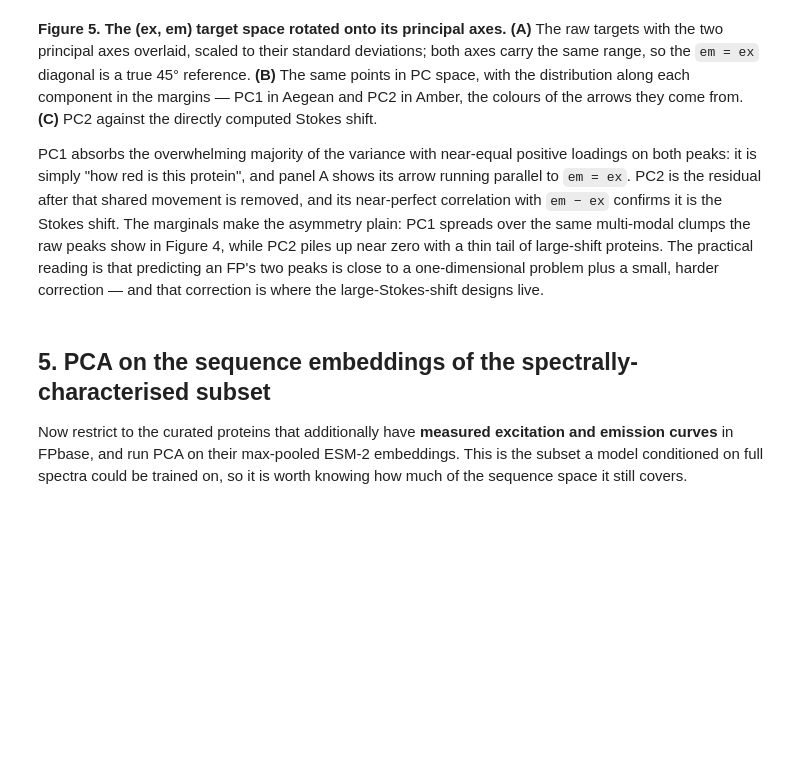
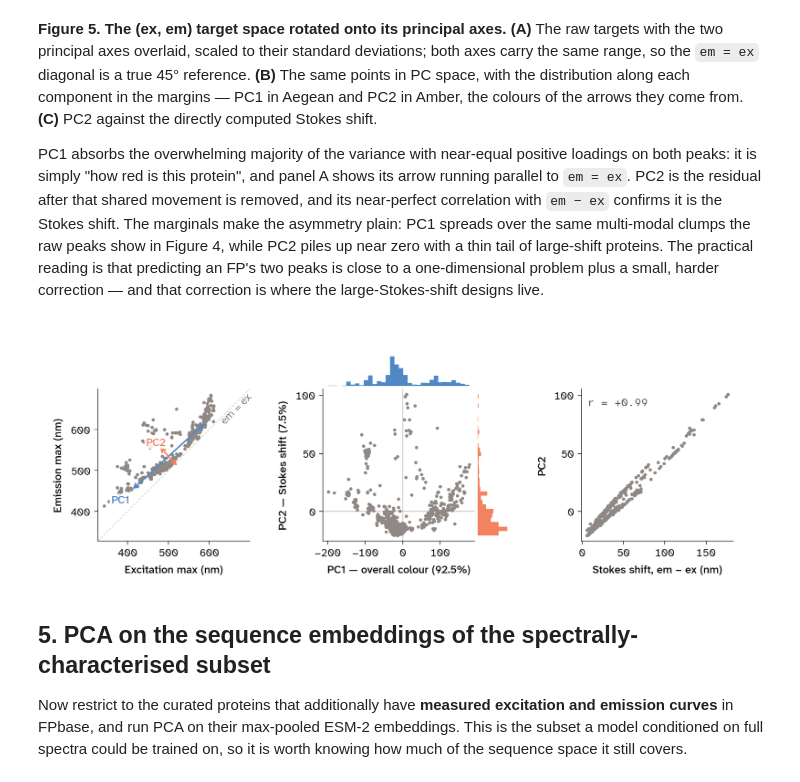
Before and after one commit to Arcadia-Science/FPguide, a Jupyter notebook: dataset_pipeline/visualize_curation.ipynb, the cells around one changed output. Cells and saved outputs as stored; diff of their text form; code cells hidden in the pictures; blank space fills up the shorter version.

Commit message:
added a grey-colored version of ex/em PCA

```diff
--- a/dataset_pipeline/visualize_curation.ipynb
+++ b/dataset_pipeline/visualize_curation.ipynb
@@ -786,7 +785,7 @@ ax_b_right = flat_axes(x_b + PANEL + PAD, BOTTOM, STRIP, PANEL, sharey=ax_b)
 ax_c = flat_axes(x_c, BOTTOM, PANEL, PANEL)
 
 # A: raw space with the principal axes drawn on top
-ax_a.scatter(ex, em, s=20, c=FLAT_COLOR, alpha=0.8, linewidths=0)
+ax_a.scatter(ex, em, s=20, c=FLAT_COLOR, alpha=1, linewidths=0)
 ax_a.plot([lo, hi], [lo, hi], ls="--", lw=1, color=NEUTRAL_SOFT, zorder=0)
 ax_a.text(hi - 8, hi - 8, "em = ex", rotation=45, rotation_mode="anchor",
           ha="right", va="top", **ANNOTATION)
@@ -795,33 +794,36 @@ ax_a.set(xlim=(lo, hi), ylim=(lo, hi),
 for i, (comp, s) in enumerate(zip(pk.components_, sd)):
     d = comp * s * arrow_scale
     col = HIGHLIGHT if i == 0 else CONTRAST
     ax_a.annotate("", xy=mu + d, xytext=mu - d,
                   arrowprops=dict(arrowstyle="<->", lw=2, color=col))
     ax_a.text(*(mu + d * 1.3 * label_end[i]), f"PC{i + 1}", ha="center", va="center",
               fontsize=15, fontweight="medium", color=col, zorder=6,
               bbox=dict(boxstyle="round,pad=0.15", fc="white", ec="none", alpha=0.85))
 
 # B: PC space, with the distribution along each component in the margins
 ax_b.scatter(S[:, 0], S[:, 1], s=20, c=FLAT_COLOR, alpha=1, linewidths=0)
 ax_b.axhline(0, lw=0.75, color=NEUTRAL, zorder=0)
 ax_b.axvline(0, lw=0.75, color=NEUTRAL, zorder=0)
 ax_b.set(xlabel=f"PC1 — overall colour ({evr[0]:.1%})",
          ylabel=f"PC2 — Stokes shift ({evr[1]:.1%})")
 ax_b_top.hist(S[:, 0], bins=32, color=HIGHLIGHT)
 ax_b_right.hist(S[:, 1], bins=32, color=CONTRAST, orientation="horizontal")
 for a in (ax_b_top, ax_b_right):
     a.set_axis_off()
 
 # C: PC2 really is the Stokes shift
 ax_c.scatter(stokes, S[:, 1], s=20, c=FLAT_COLOR, alpha=1, linewidths=0)
 ax_c.set(xlabel="Stokes shift, em − ex (nm)", ylabel="PC2")
 ax_c.text(0.04, 0.94, f"r = {r_stokes:+.2f}", transform=ax_c.transAxes,
           ha="left", va="top", **NUMBER_NOTE)
 
 for ax in (ax_a, ax_b, ax_c):
     apc.mpl.style_plot(ax, monospaced_axes="both")
     ax.locator_params(nbins=5)
+fig.savefig("../figures/PCA_peaks.svg")
 plt.show()
+# %% [output]
+[figure, added]
 # %% [markdown]
 ## 5. PCA on the sequence embeddings of the spectrally-characterised subset
 
```
Also changed, not shown: parts of 1 cell of this notebook.
